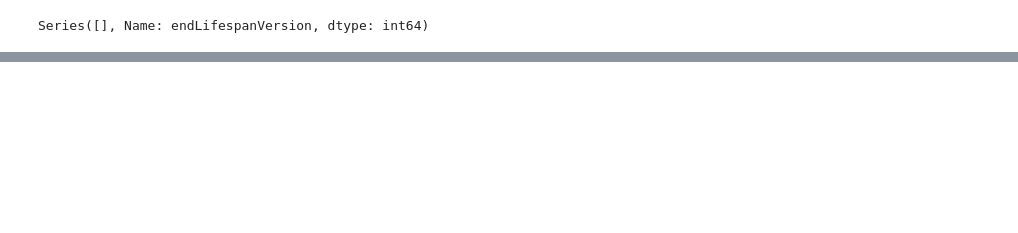
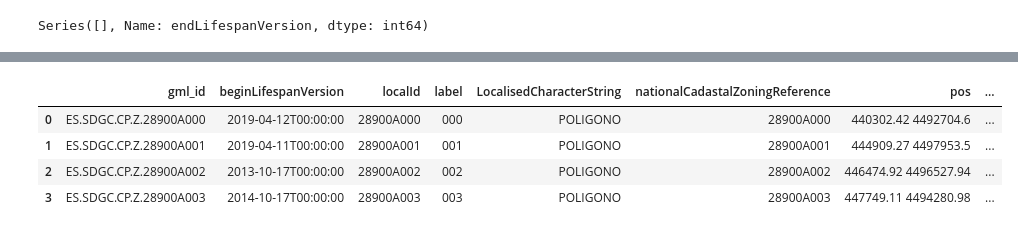
Before and after one commit to LAMDAMielgo/ih_datamadpt_FinalProyect, a Jupyter notebook: notebooks/Data Analysis -- Catastro Inspire.ipynb, the cells around one changed output, grey strips where cells are left out. Cells and saved outputs as stored; diff of their text form; code cells hidden in the pictures; blank space fills up the shorter version.

```diff
--- a/notebooks/Data Analysis -- Catastro Inspire.ipynb
+++ b/notebooks/Data Analysis -- Catastro Inspire.ipynb
@@ -544,0 +624,12 @@ SyntaxError: invalid syntax (<ipython-input-3-c95f9cdf389b>, line 3)
+# %%
+cadastralZoning_uselessCols = ['estimatedAccuracy_uom', 'originalMapScaleDenominator', 'estimatedAccuracy',
+                              'namespace', 'endLifespanVersion']
+cadastralZoning.drop(cadastralZoning_uselessCols, axis = 1, inplace = True)
+# %%
+cadastralZoning.head(4)
+# %% [output]
+|  | gml_id | beginLifespanVersion | localId | label | LocalisedCharacterString | nationalCadastalZoningReference | pos | ... |
+| 0 | ES.SDGC.CP.Z.28900A000 | 2019-04-12T00:00:00 | 28900A000 | 000 | POLIGONO | 28900A000 | 440302.42 4492704.6 | ... |
+| 1 | ES.SDGC.CP.Z.28900A001 | 2019-04-11T00:00:00 | 28900A001 | 001 | POLIGONO | 28900A001 | 444909.27 4497953.5 | ... |
+| 2 | ES.SDGC.CP.Z.28900A002 | 2013-10-17T00:00:00 | 28900A002 | 002 | POLIGONO | 28900A002 | 446474.92 4496527.94 | ... |
+| 3 | ES.SDGC.CP.Z.28900A003 | 2014-10-17T00:00:00 | 28900A003 | 003 | POLIGONO | 28900A003 | 447749.11 4494280.98 | ... |
```
Also changed, not shown: parts of 19 cells of this notebook.
